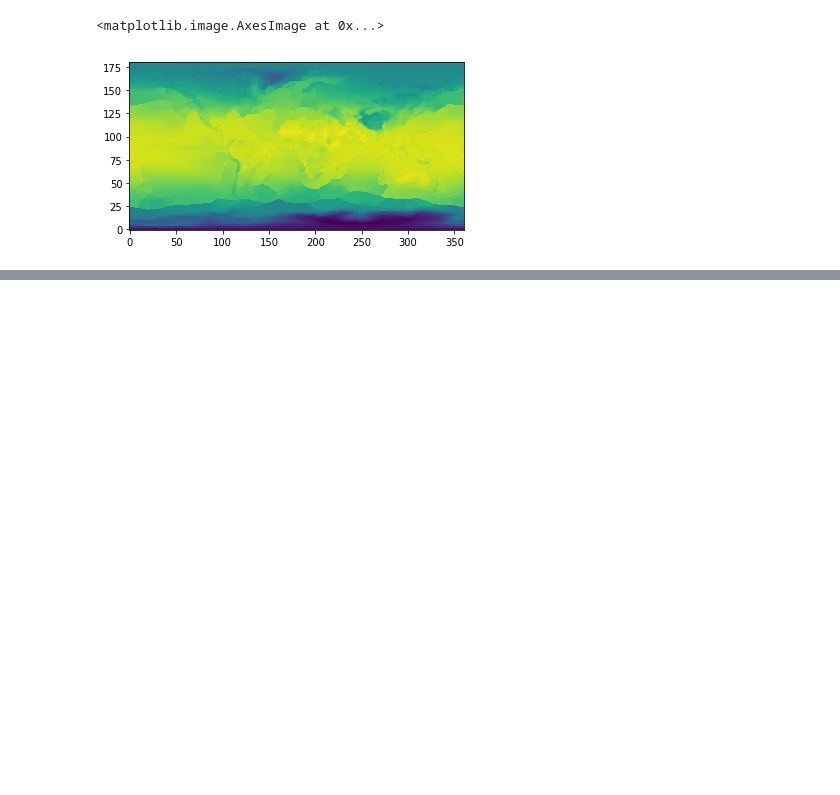
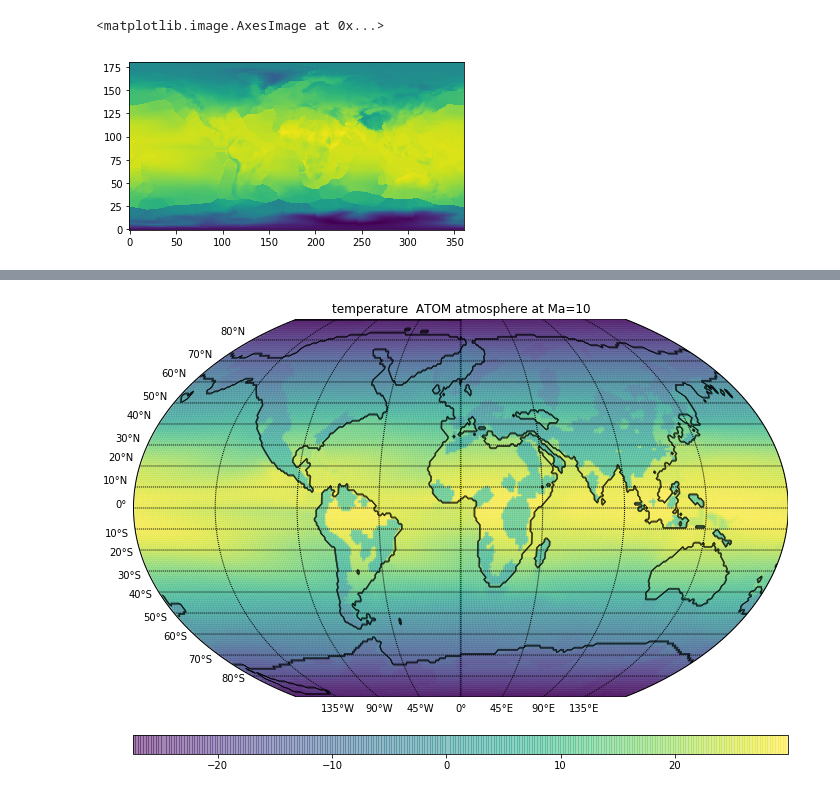
Before and after one commit to atom-model/ATOM, a Jupyter notebook: benchmark/grid_reconstruction/Reconstruct_ATOM_grids.ipynb, the cells around one changed output, grey strips where cells are left out. Cells and saved outputs as stored; diff of their text form; code cells hidden in the pictures; blank space fills up the shorter version.

```diff
--- a/benchmark/grid_reconstruction/Reconstruct_ATOM_grids.ipynb
+++ b/benchmark/grid_reconstruction/Reconstruct_ATOM_grids.ipynb
@@ -171,3 +171,9 @@ plt.imshow(tsurf.variables['z'],origin='lower')
 # %% [output]
 <matplotlib.image.AxesImage at 0x...>
 [figure]
+# %%
+from pyatom import Model, Atmosphere, Hydrosphere
+
+model = Model()
+time = 10
+model.run_atm( time, 'output-{0}/'.format(time), '../config_atm.xml' )
@@ -173,0 +198,55 @@ plt.imshow(tsurf.variables['z'],origin='lower')
+# %%
+import matplotlib.pyplot as plt
+
+from mpl_toolkits.basemap import Basemap
+import numpy as np
+
+def plot_xyz(topo, series, title, lats, lons):
+
+    plt.figure(figsize=(15, 8))
+
+    m = Basemap(llcrnrlon=-180,llcrnrlat=-90,urcrnrlon=180,urcrnrlat=90,projection='kav7', lon_0=0)
+
+    old_lons = lons
+    lons, topo = m.shiftdata(old_lons, datain = topo, lon_0=0)
+    lons, series = m.shiftdata(old_lons, datain = series, lon_0=0)
+
+    xi, yi = m(lons, lats)
+
+    cs = m.scatter(xi, yi, marker='.', c=series, alpha=0.5, lw=0)
+
+    # Add Grid Lines
+    m.drawparallels(np.arange(-90., 90., 10.), labels=[1,0,0,0], fontsize=10)
+    m.drawmeridians(np.arange(-180., 180., 45.), labels=[0,0,0,1], fontsize=10)
+
+
+    if time == 0:
+        m.drawcoastlines()
+        #m.barbs(xi[points], yi[points], adata[points, 4], adata[points, 3], pivot='middle', barbcolor='#333333')
+
+    else:
+        #m.drawcoastlines()
+        con_topo = m.contour( xi.reshape((361,181)), yi.reshape((361,181)), topo.reshape((361,181)),
+                        colors ='k', linewidths= 0.3 )
+
+    # Add Colorbar
+    cbar = m.colorbar(cs, location='bottom', pad="10%")
+    # cbar.set_label(tmax_units)
+
+    # Add Title
+    plt.title(title)
+    #print plt.title(title)
+
+    plt.show()
+
+adata = np.loadtxt('./output-{0}/[{0}Ma_Golonka.xyz]_PlotData_Atm.xyz'.format(time), skiprows=1)
+atm_header = ['lats (deg)', 'lons (deg)', 'topography', 'v-velocity (m/s)',
+              'w-velocity (m/s)', 'velocity-mag (m/s)', 'temperature (Celcius)',
+              'water_vapour (g/kg)', 'precipitation (mm/d)', 'precipitable_water (mm)']
+
+alats = -(adata[:, 1] - 90.)
+alons = adata[:, 0]
+topo = adata[:, 2]
+plot_xyz(topo, adata[:, 6],  'temperature  ATOM atmosphere at Ma={0}'.format(time), alats, alons)
+# %% [output]
+[figure, added]
```
Also changed, not shown: parts of 3 cells of this notebook, 4 other files.
